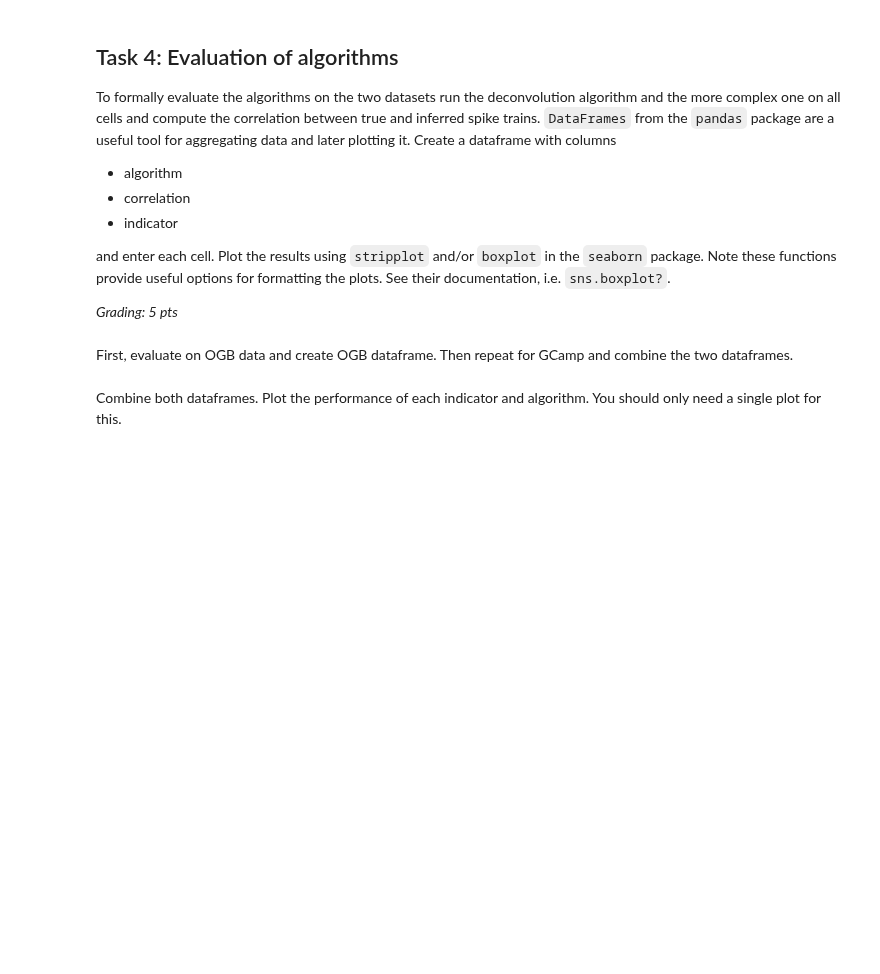
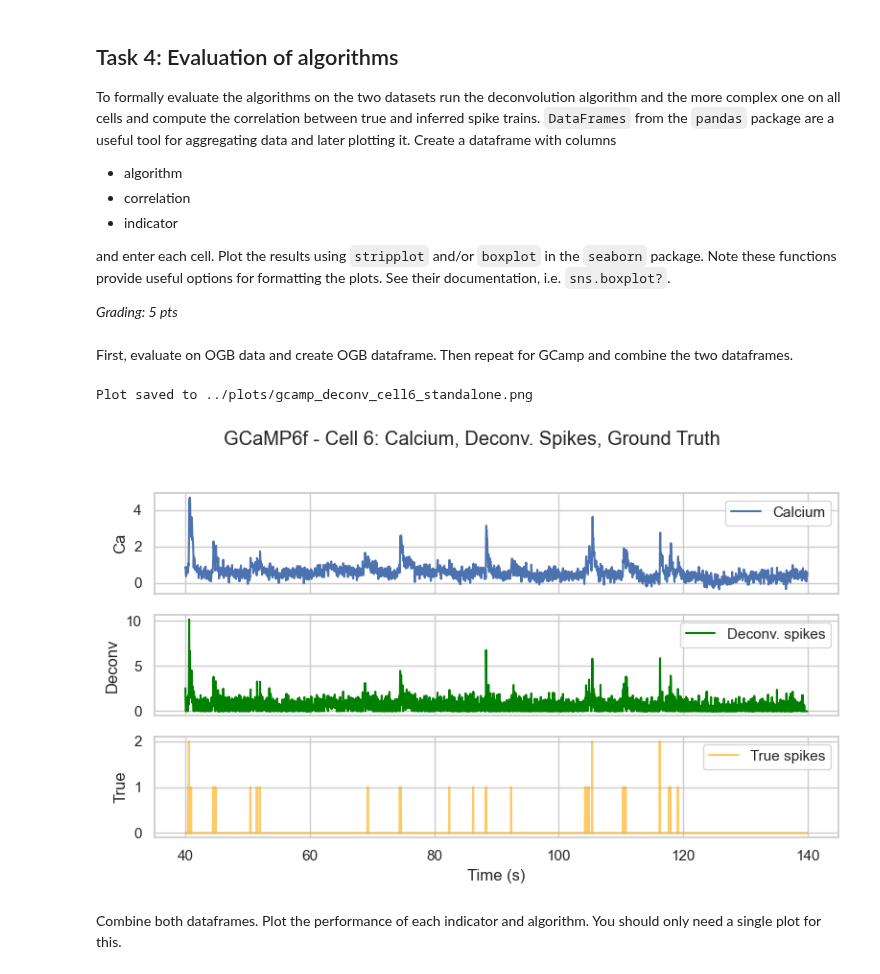
Before and after one commit to aeldably/Neural_Data_Science_Summer_2025, a Jupyter notebook: notebooks/CodingLab3.ipynb, the cells around one changed output. Saved outputs shown, nothing was run; the diff lists cells and outputs as text; code cells hidden in the pictures; blank space fills up the shorter version.

Commit message:
ad deconvolution plotting to notebook.

```diff
--- a/notebooks/CodingLab3.ipynb
+++ b/notebooks/CodingLab3.ipynb
@@ -599,3 +599,5 @@ def deconv_ca(ca: np.ndarray, tau: float, dt: float) -> np.ndarray:
     sp_hat = np.clip(sp_hat, 0, None)
 
     return sp_hat
+# %%
+sns.set_theme(style="whitegrid")
@@ -602,3 +681,35 @@ def deconv_ca(ca: np.ndarray, tau: float, dt: float) -> np.ndarray:
+# %%
+# --- Assumed variables from your notebook's context for GCaMP Cell 6 ---
+cell_gcamp_id = 6 # Or some identifier for the cell
+new_sampling_rate = 25 # Hz
+start = 1000
+end = start + 100 * new_sampling_rate # Or however long your segment is
+dt = 1 / new_sampling_rate # Sampling interval
+tau_gcamp = 0.1 # seconds for GCaMP
+
+# Sliced data segments for the chosen cell and window
+ca_gcamp_segment = resampled_gcamp_calcium[start:end, cell_gcamp_id]
+true_spikes_gcamp_segment = resampled_gcamp_spikes[start:end, cell_gcamp_id]
+
+# Time vector for the x-axis
+time_gcamp_segment = np.arange(start, end) / new_sampling_rate # Absolute time
+# OR, if you prefer time relative to segment start:
+# time_gcamp_segment_relative = np.arange(len(ca_gcamp_segment)) * dt
+
+# --- Example Call to the new function ---
+plot_deconvolution_results_comparison(
+    calcium_trace_segment=ca_gcamp_segment,
+    true_spikes_segment=true_spikes_gcamp_segment,
+    time_points=time_gcamp_segment, # Use the appropriate time vector
+    tau_value=tau_gcamp,
+    dt_value=dt,
+    deconvolution_function=deconv_ca, # Pass the actual function object
+    plot_title=f"GCaMP6f - Cell {cell_gcamp_id}: Calcium, Deconv. Spikes, Ground Truth",
+    save_filename="../plots/gcamp_deconv_cell6_standalone.png"
+)
+# %% [output]
+Plot saved to ../plots/gcamp_deconv_cell6_standalone.png
+[figure, added]
 # %%
 # ----------------------------------------------------------
 # Evaluate the algorithms on the OGB and GCamp cells (2 pts)
```
Also changed, not shown: parts of 1 cell of this notebook, 2 other files.
